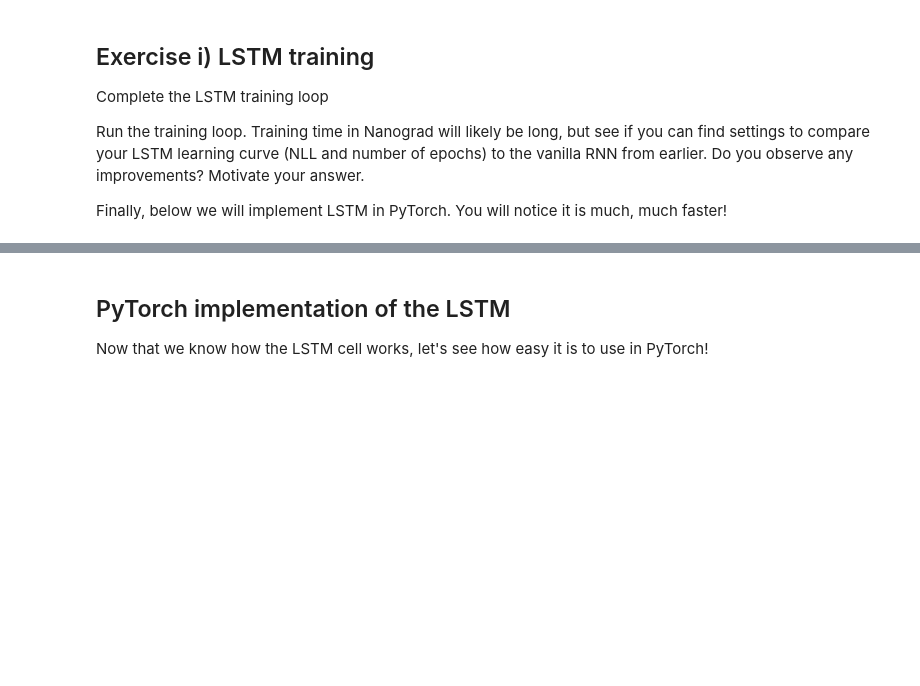
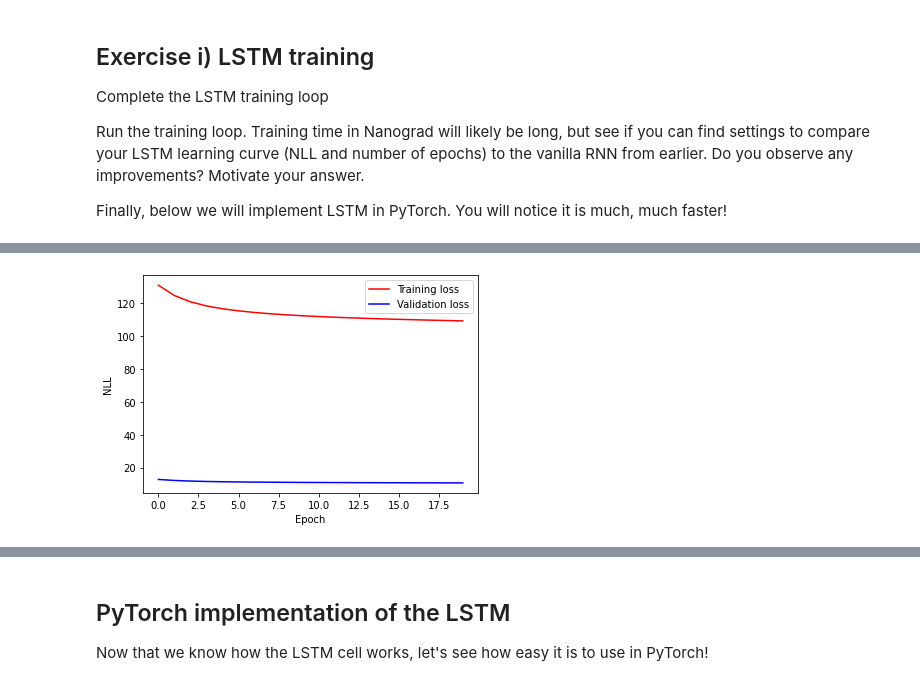
Before and after one commit to DrJupiter/02456-deep-learning-with-PyTorch, a Jupyter notebook: 5_Recurrent/5.1-EXE-Recurrent-Neural-Networks.ipynb, the cells around one changed output, grey strips where cells are left out. Drawn from its saved outputs; the diff is of its cells as text; code cells hidden in the pictures; blank space fills up the shorter version.

```diff
--- a/5_Recurrent/5.1-EXE-Recurrent-Neural-Networks.ipynb
+++ b/5_Recurrent/5.1-EXE-Recurrent-Neural-Networks.ipynb
@@ -989,13 +1039,14 @@ AttributeError: 'int' object has no attribute 'v'
 # %%
 # Get first sentence in test set
-inputs, targets = test_set[0]
+inputs, targets = test_set[1]
 
 # One-hot encode input and target sequence
 inputs_one_hot = one_hot_encode_sequence(inputs, vocab_size)
 targets_one_hot = one_hot_encode_sequence(targets, vocab_size)
 
 # Forward pass
-outputs = forward_batch(encoded_test_set_x[:1], NN)
+outputs = forward_batch([inputs_one_hot], NN)
+
 
 output_sentence = [idx_to_word[np.argmax(output)] for output in Var_to_nparray(outputs[0])]
 
@@ -1181,9 +1270,9 @@ Run the training loop. Training time in Nanograd will likely be long, but see if
 Finally, below we will implement LSTM in PyTorch. You will notice it is much, much faster!
 # %%
 # Initialize training hyperparameters
-EPOCHS =
-LR =
-LR_DECAY =
+EPOCHS = 20
+LR = 1e-2
+LR_DECAY = (1-0.005)
 # %%
 NN = [
     LSTMLayer(4, 1, lambda x: x.tanh()),
@@ -1198,7 +1287,16 @@ batch_size = 8
 for e in range(EPOCHS):
     for b in range(int(np.ceil(len(encoded_training_set_x)/batch_size))):
         # Forward pass and loss computation
-        Loss =
+        batch = encoded_training_set_x[b*batch_size:batch_size*(1+b)]
+        output_train = forward_batch(batch, NN)
+
+
+        Loss = Var(0.0)
+        for i in range(len(output_train)):
+
+            Loss += sequence_loss(output_train[i], encoded_training_set_y[b*batch_size:batch_size*(1+b)][i], cross_entropy_loss_sequence)
+
+
         # Backward pass
         Loss.backward()
 
@@ -1209,12 +1307,30 @@ for e in range(EPOCHS):
     LR = LR * LR_DECAY
 
     # Training loss
-    Loss =
+    batch = encoded_training_set_x
+    output_train = forward_batch(batch, NN)
+
+    Loss = Var(0.0)
+    for i in range(len(output_train)):
+
+        Loss += sequence_loss(output_train[i], encoded_training_set_y[:][i], cross_entropy_loss_sequence)
+
+
     train_loss.append(Loss.v)
 
     # Validation loss
-    Loss_validation =
+    batch = encoded_validation_set_x
+    output_train = forward_batch(batch, NN)
+
+    Loss_validation = Var(0.0)
+    for i in range(len(output_train)):
+
+        Loss_validation += sequence_loss(output_train[i], encoded_validation_set_y[:][i], cross_entropy_loss_sequence)
+
+
     val_loss.append(Loss_validation.v)
+
+    zero_gradients(parameters(NN))
 
     if e%5==0:
         print("{:4d}".format(e),
@@ -1231,3 +1347,4 @@ plt.plot(epoch, val_loss, 'b', label='Validation loss')
 plt.legend()
 plt.xlabel('Epoch'), plt.ylabel('NLL')
 plt.show()
+# %% [output]
@@ -1233,0 +1355 @@ plt.show()
+[figure, added]
```
Also changed, not shown: parts of 16 cells of this notebook.
